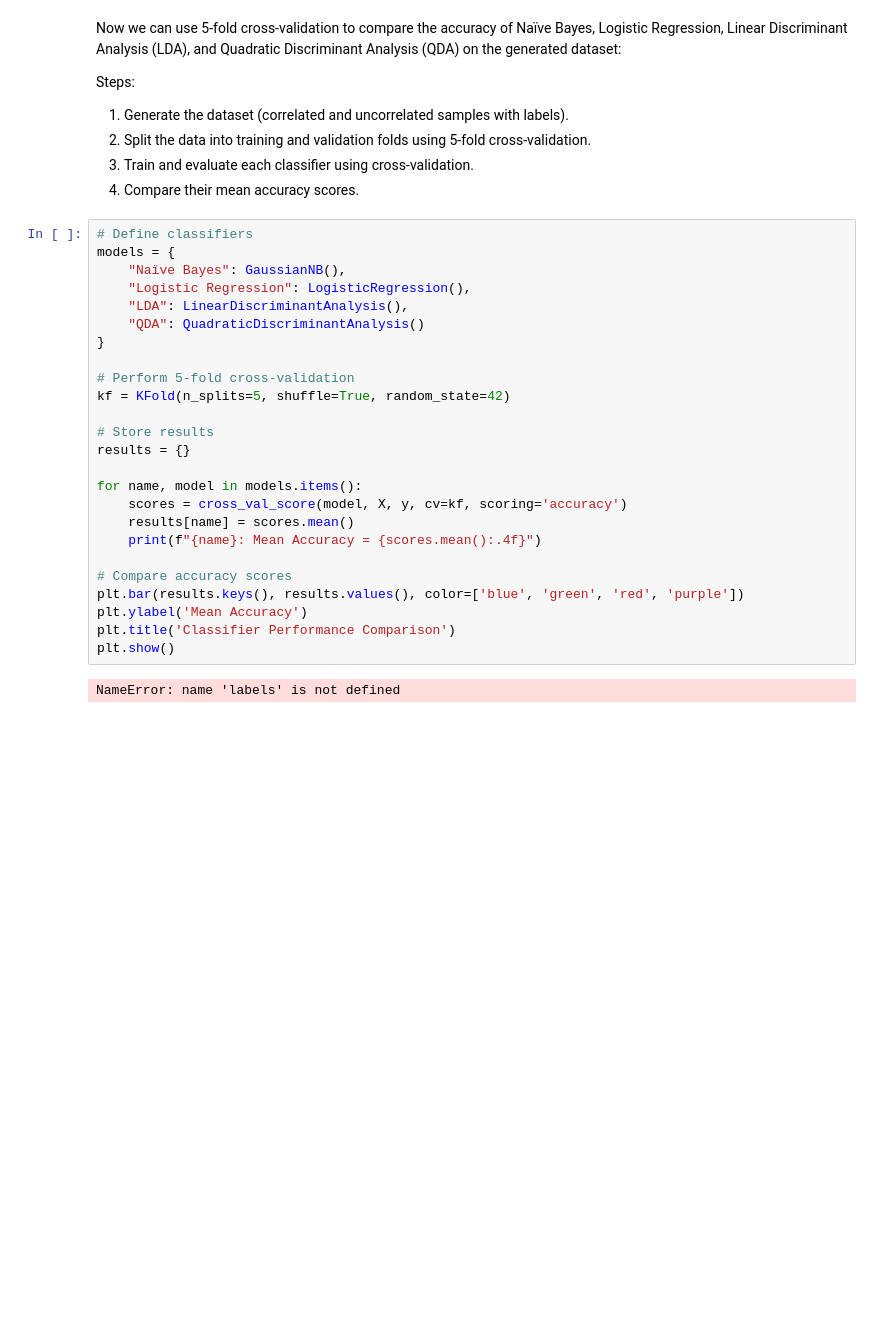
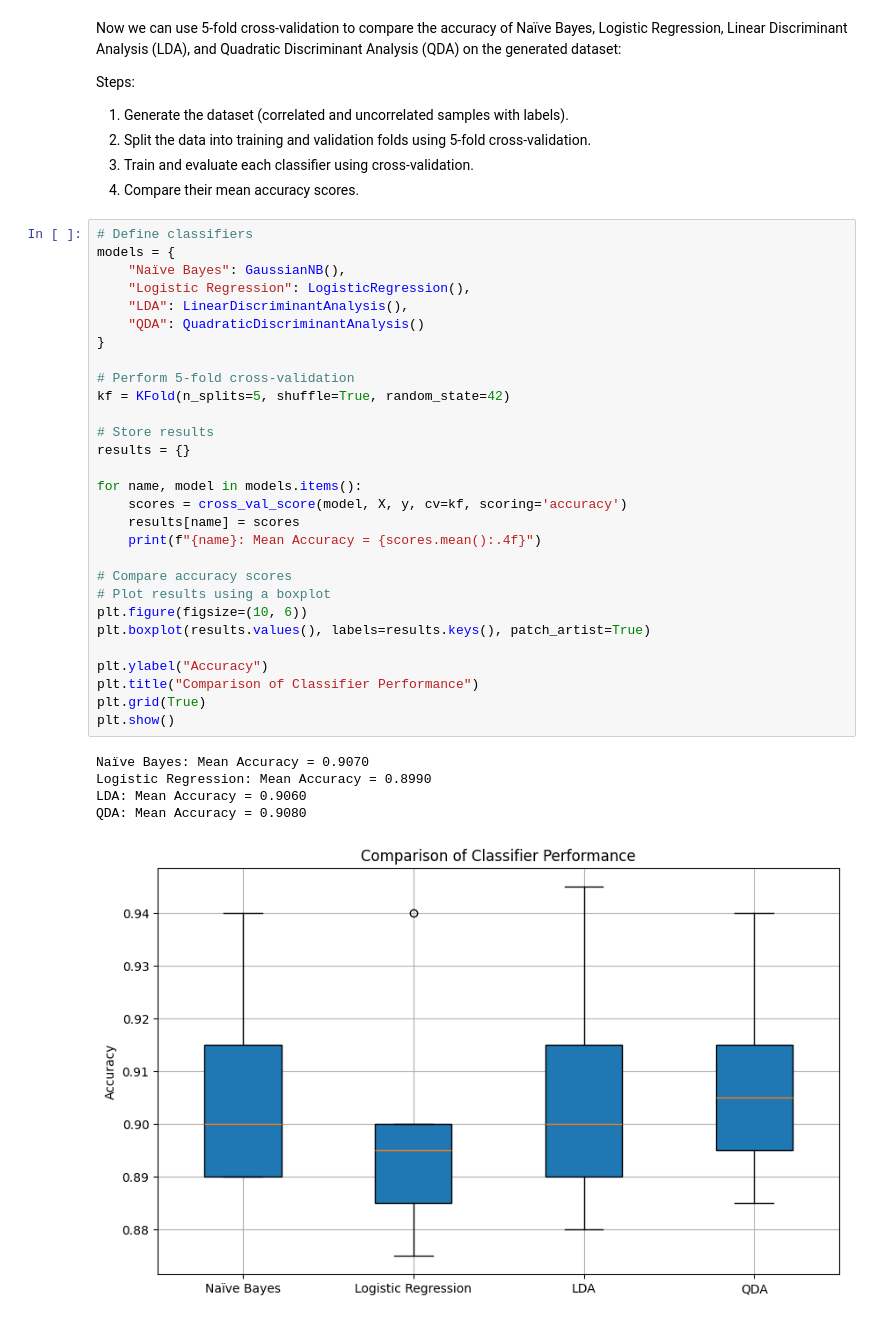
Before and after one commit to WelfLowe/Public-ML-Notebooks, a Jupyter notebook: Variants_of_Simple_classification.ipynb, the cells around one changed output. Cells and saved outputs as stored; diff of their text form; blank space fills up the shorter version.

```diff
--- a/Variants_of_Simple_classification.ipynb
+++ b/Variants_of_Simple_classification.ipynb
@@ -104,27 +104,35 @@ Steps:
 # %%
 # Define classifiers
 models = {
     "Naïve Bayes": GaussianNB(),
     "Logistic Regression": LogisticRegression(),
     "LDA": LinearDiscriminantAnalysis(),
     "QDA": QuadraticDiscriminantAnalysis()
 }
 
 # Perform 5-fold cross-validation
 kf = KFold(n_splits=5, shuffle=True, random_state=42)
 
 # Store results
 results = {}
 
 for name, model in models.items():
     scores = cross_val_score(model, X, y, cv=kf, scoring='accuracy')
-    results[name] = scores.mean()
+    results[name] = scores
     print(f"{name}: Mean Accuracy = {scores.mean():.4f}")
 
 # Compare accuracy scores
-plt.bar(results.keys(), results.values(), color=['blue', 'green', 'red', 'purple'])
-plt.ylabel('Mean Accuracy')
-plt.title('Classifier Performance Comparison')
+# Plot results using a boxplot
+plt.figure(figsize=(10, 6))
+plt.boxplot(results.values(), labels=results.keys(), patch_artist=True)
+
+plt.ylabel("Accuracy")
+plt.title("Comparison of Classifier Performance")
+plt.grid(True)
 plt.show()
 # %% [output]
-NameError: name 'labels' is not defined
+Naïve Bayes: Mean Accuracy = 0.9070
+Logistic Regression: Mean Accuracy = 0.8990
+LDA: Mean Accuracy = 0.9060
+QDA: Mean Accuracy = 0.9080
+[figure, added]
```
Also changed, not shown: parts of 2 cells of this notebook.
